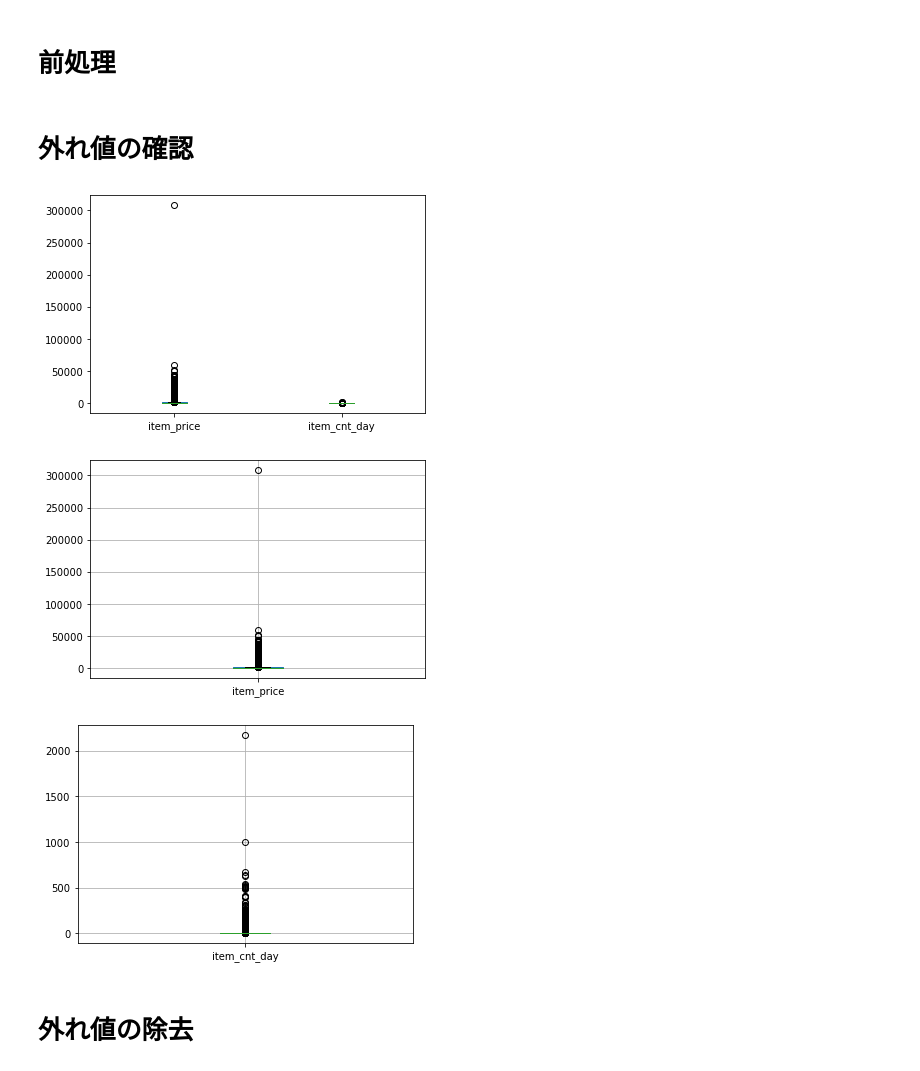
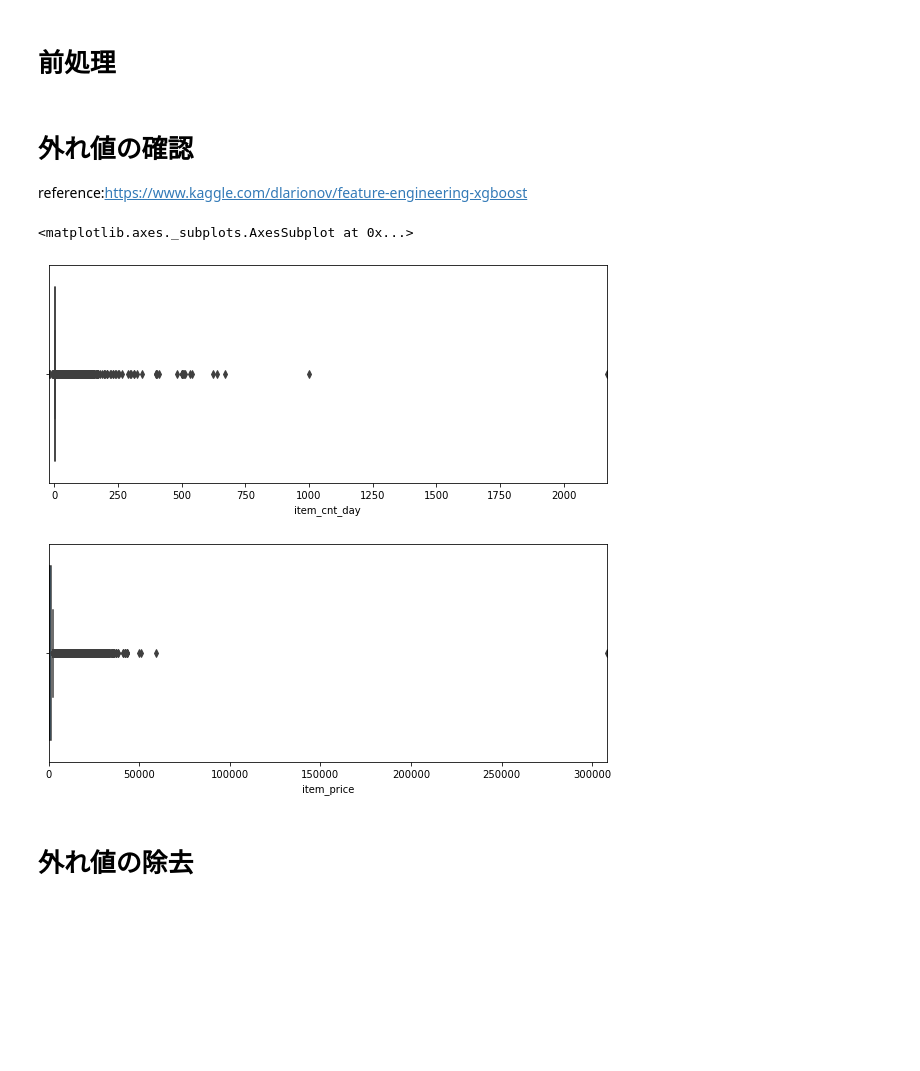
Before and after one commit to YusukeAmg/kaggle_Predict-Future-Sales, a Jupyter notebook: notebook/input-analysis_2020-10-04-16-25.ipynb, the cells around one changed output. Cells and saved outputs as stored; diff of their text form; code cells hidden in the pictures; blank space fills up the shorter version.

Commit message:
create some notebook
reference some site & trace

```diff
--- a/notebook/input-analysis_2020-10-04-16-25.ipynb
+++ b/notebook/input-analysis_2020-10-04-16-25.ipynb
@@ -39,23 +39,24 @@ display(train.head(10))
 train = sales_train_df.copy()
 # 日付型に変換
 train['date'] = pd.to_datetime(train['date'])
-# 負の値を除去
-train = train[train['item_price'] > 0].copy()
-train = train[train['item_cnt_day'] > 0].copy()
-# %% [markdown]
-# 外れ値の確認
-# %%
-# 外れ値の確認
-import matplotlib.pyplot as plt
-train[['item_price', 'item_cnt_day']].plot.box()
-plt.show()
-train[['item_price']].boxplot()
-plt.show()
-train[['item_cnt_day']].boxplot()
-plt.show()
-# %% [output]
-[figure, removed]
-[figure, removed]
-[figure, removed]
+# %% [markdown]
+# 外れ値の確認
+reference:https://www.kaggle.com/dlarionov/feature-engineering-xgboost
+# %%
+# 外れ値の確認
+import seaborn as sns
+import matplotlib.pyplot as plt
+
+plt.figure(figsize=(10,4))
+plt.xlim(train.item_cnt_day.min(), train.item_cnt_day.max())
+sns.boxplot(x=train.item_cnt_day)
+
+plt.figure(figsize=(10,4))
+plt.xlim(train.item_price.min(), train.item_price.max())
+sns.boxplot(x=train.item_price)
+# %% [output]
+<matplotlib.axes._subplots.AxesSubplot at 0x...>
+[figure, added]
+[figure, added]
 # %% [markdown]
 # 外れ値の除去
```
Also changed, not shown: parts of 10 cells of this notebook, 2 other files.
